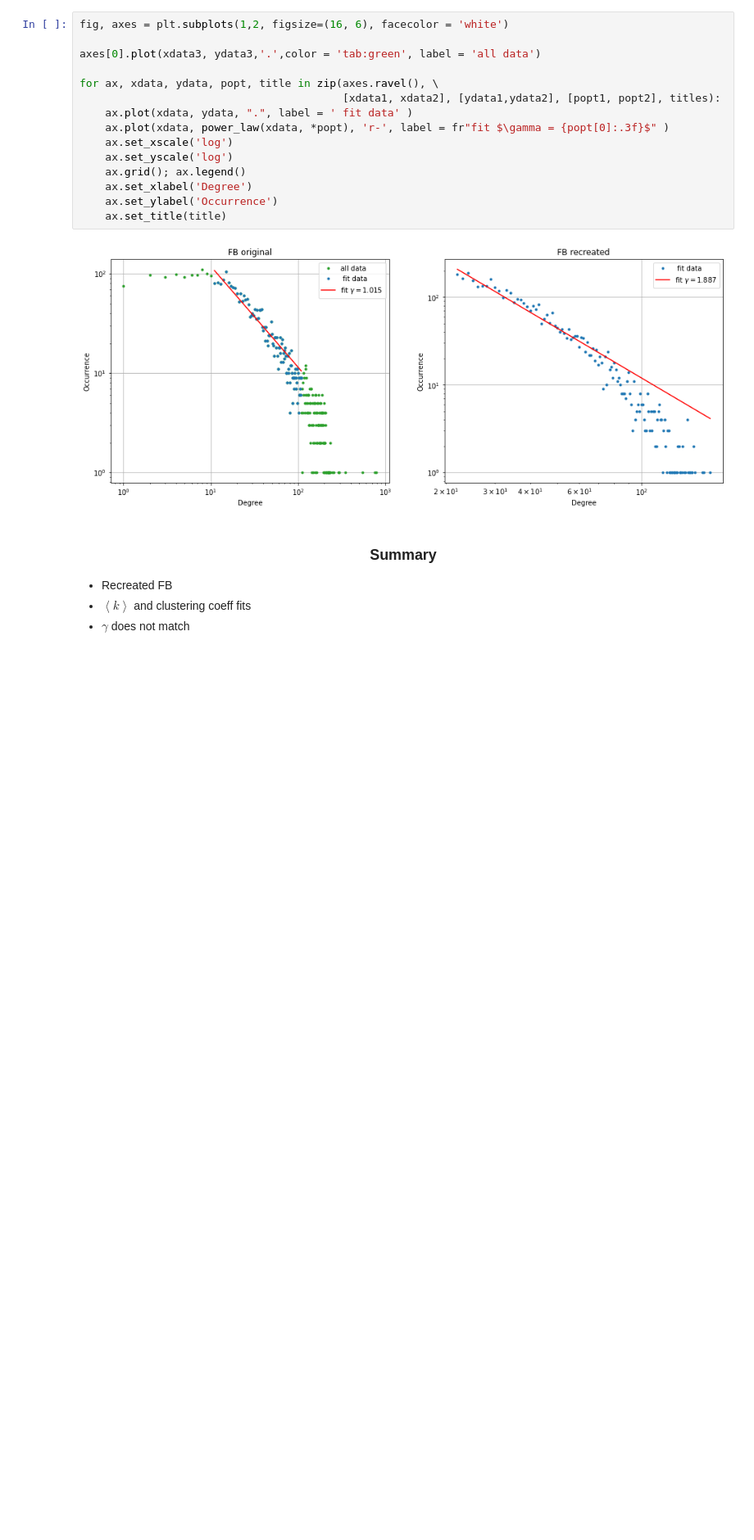
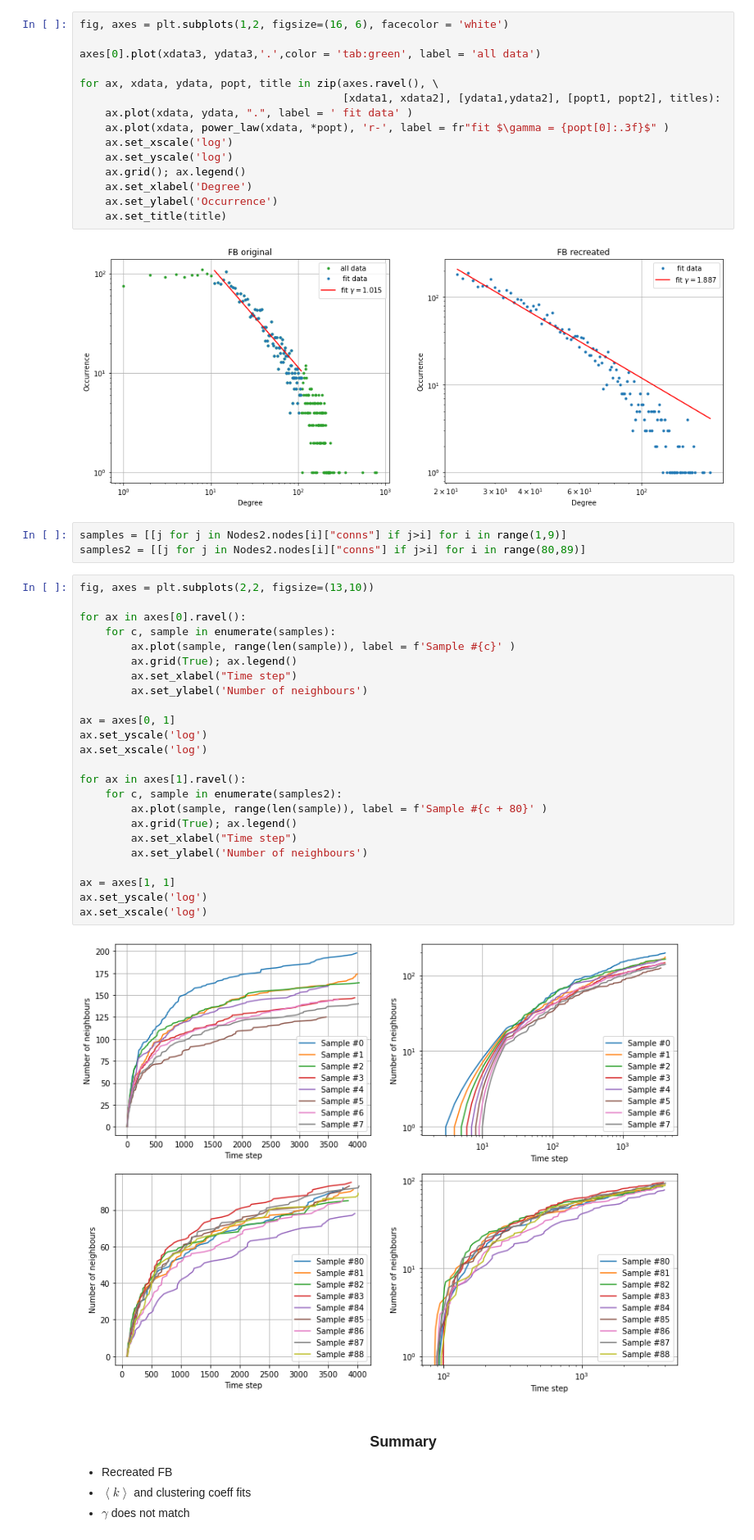
Before and after one commit to 78furu/popularity_versus_similarity, a Jupyter notebook: notebooks/Presentation.ipynb, the cells around one changed output. Shown at 82% size. Drawn from its saved outputs; the diff is of its cells as text; blank space fills up the shorter version.

Commit message:
added node degree evolution to pres

```diff
--- a/notebooks/Presentation.ipynb
+++ b/notebooks/Presentation.ipynb
@@ -242,6 +249,35 @@ for ax, xdata, ydata, popt, title in zip(axes.ravel(), \
     ax.set_title(title)
 # %% [output]
 [figure]
+# %%
+samples = [[j for j in Nodes2.nodes[i]["conns"] if j>i] for i in range(1,9)]
+samples2 = [[j for j in Nodes2.nodes[i]["conns"] if j>i] for i in range(80,89)]
+# %%
+fig, axes = plt.subplots(2,2, figsize=(13,10))
+
+for ax in axes[0].ravel():
+    for c, sample in enumerate(samples):
+        ax.plot(sample, range(len(sample)), label = f'Sample #{c}' )
+        ax.grid(True); ax.legend()
+        ax.set_xlabel("Time step")
+        ax.set_ylabel('Number of neighbours')
+
+ax = axes[0, 1]
+ax.set_yscale('log')
+ax.set_xscale('log')
+
+for ax in axes[1].ravel():
+    for c, sample in enumerate(samples2):
+        ax.plot(sample, range(len(sample)), label = f'Sample #{c + 80}' )
+        ax.grid(True); ax.legend()
+        ax.set_xlabel("Time step")
+        ax.set_ylabel('Number of neighbours')
+
+ax = axes[1, 1]
+ax.set_yscale('log')
+ax.set_xscale('log')
+# %% [output]
+[figure, added]
 # %% [markdown]
 ### <center> Summary </center>
 
```
Also changed, not shown: parts of 1 cell of this notebook, 1 other file.
